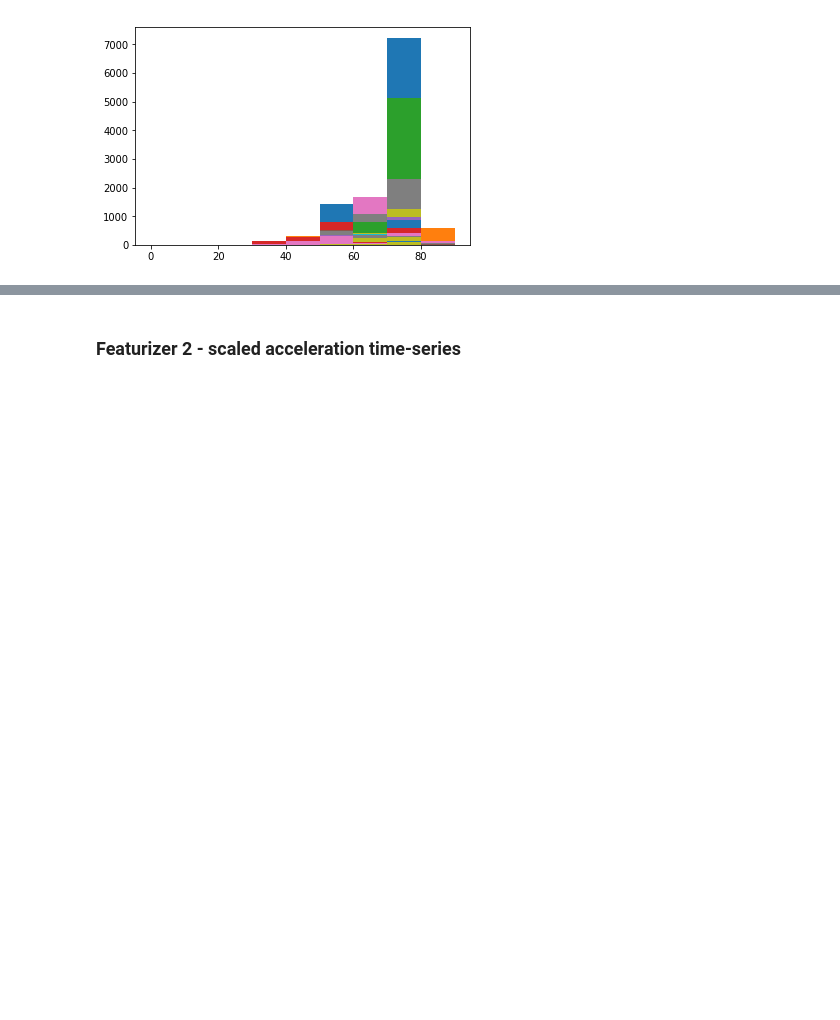
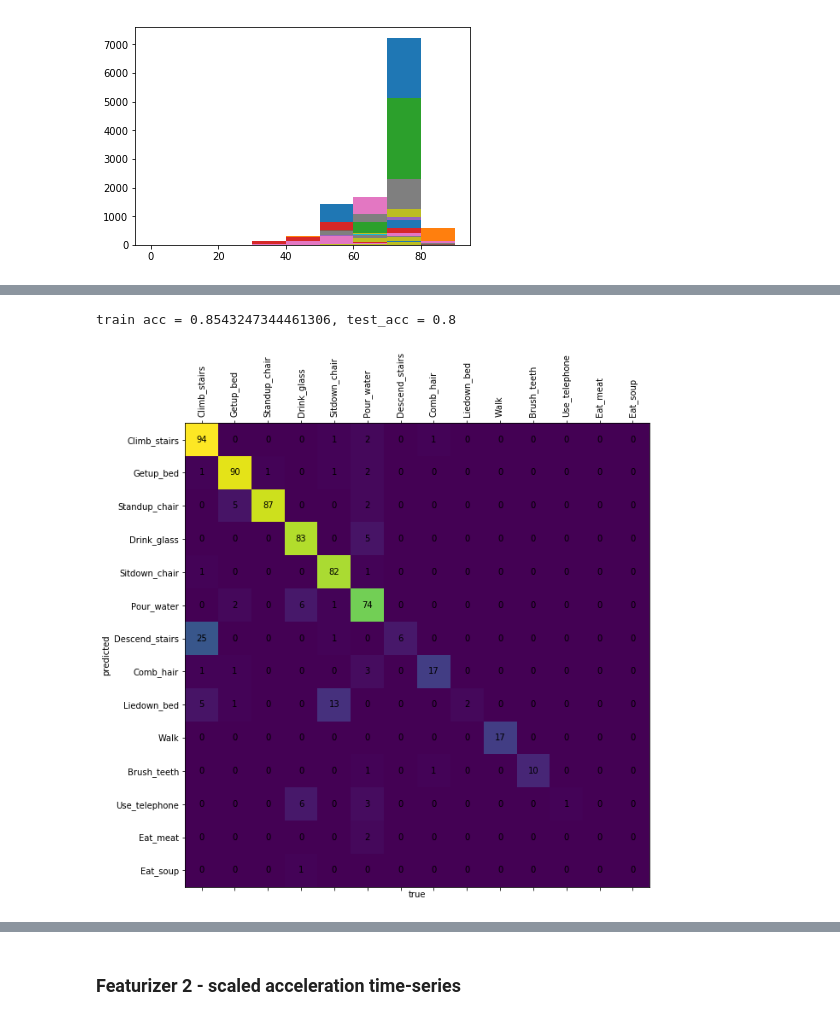
Before and after one commit to TreeinRandomForest/SummitDemo, a Jupyter notebook: Exploratory Analysis of UCI Accelerometer Data.ipynb, the cells around one changed output, grey strips where cells are left out. Saved outputs shown, nothing was run; the diff lists cells and outputs as text; code cells hidden in the pictures; blank space fills up the shorter version.

```diff
--- a/Exploratory Analysis of UCI Accelerometer Data.ipynb
+++ b/Exploratory Analysis of UCI Accelerometer Data.ipynb
@@ -299,0 +427,2 @@ Text(0, 0.5, 'predicted')
+# %%
+df = featurize_data(data_ts)
@@ -299,0 +431,2 @@ Text(0, 0.5, 'predicted')
+# %%
+train_df, test_df = create_cv_data(df, train_size=0.75, random_state=10)
@@ -299,0 +451,11 @@ Text(0, 0.5, 'predicted')
+# %%
+#train model
+model = RandomForestClassifier(max_depth=5, n_estimators=100, n_jobs=10)
+
+model = train_sklearn_model(model, train_df, test_df)
+# %% [output]
+train acc = 0.8543247344461306, test_acc = 0.8
+# %%
+fig = plot_confusion_matrix(train_df['label'], model.predict(train_df.drop('label', axis=1)))
+# %% [output]
+[figure, added]
```
Also changed, not shown: parts of 24 cells of this notebook.
